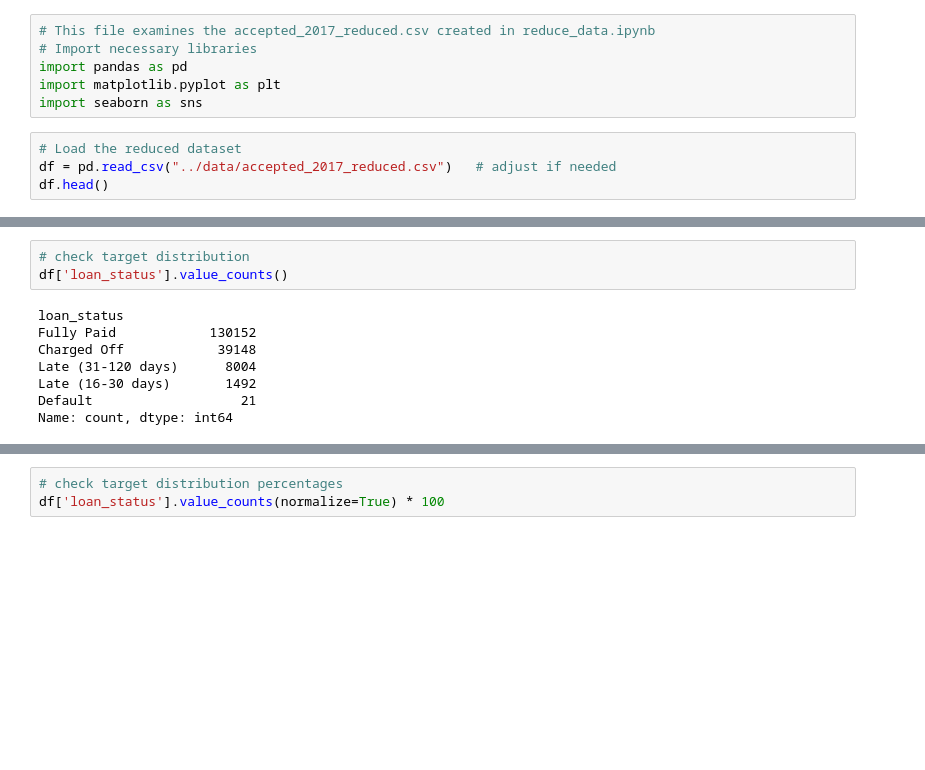
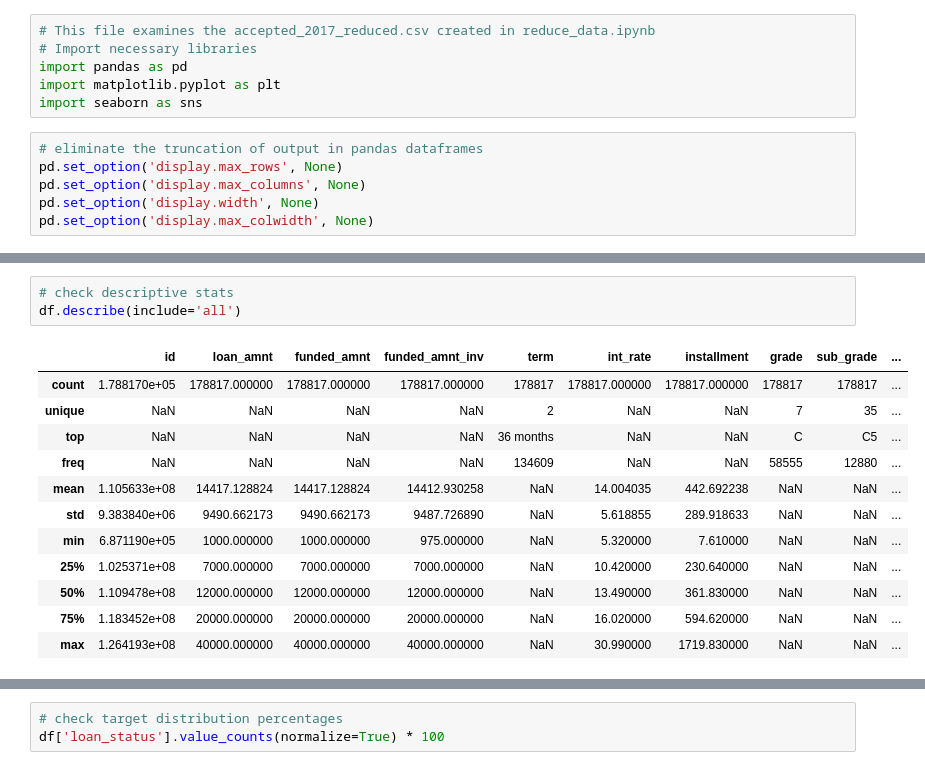
Before and after one commit to nfrank6-depaul/credit-decisioning, a Jupyter notebook: notebooks/eda.ipynb, the cells around one changed output, grey strips where cells are left out. Cells and saved outputs as stored; diff of their text form; blank space fills up the shorter version.

```diff
--- a/notebooks/eda.ipynb
+++ b/notebooks/eda.ipynb
@@ -5,6 +5,8 @@ import pandas as pd
 import matplotlib.pyplot as plt
 import seaborn as sns
 # %%
-# Load the reduced dataset
-df = pd.read_csv("../data/accepted_2017_reduced.csv")   # adjust if needed
-df.head()
+# eliminate the truncation of output in pandas dataframes
+pd.set_option('display.max_rows', None)
+pd.set_option('display.max_columns', None)
+pd.set_option('display.width', None)
+pd.set_option('display.max_colwidth', None)
@@ -19,11 +24,16 @@ df.head()
 # %%
-# check target distribution
-df['loan_status'].value_counts()
+# check descriptive stats
+df.describe(include='all')
 # %% [output]
-loan_status
-Fully Paid            130152
-Charged Off            39148
-Late (31-120 days)      8004
-Late (16-30 days)       1492
-Default                   21
-Name: count, dtype: int64
+|  | id | loan_amnt | funded_amnt | funded_amnt_inv | term | int_rate | installment | grade | sub_grade | ... |
+| count | 1.788170e+05 | 178817.000000 | 178817.000000 | 178817.000000 | 178817 | 178817.000000 | 178817.000000 | 178817 | 178817 | ... |
+| unique | NaN | NaN | NaN | NaN | 2 | NaN | NaN | 7 | 35 | ... |
+| top | NaN | NaN | NaN | NaN | 36 months | NaN | NaN | C | C5 | ... |
+| freq | NaN | NaN | NaN | NaN | 134609 | NaN | NaN | 58555 | 12880 | ... |
+| mean | 1.105633e+08 | 14417.128824 | 14417.128824 | 14412.930258 | NaN | 14.004035 | 442.692238 | NaN | NaN | ... |
+| std | 9.383840e+06 | 9490.662173 | 9490.662173 | 9487.726890 | NaN | 5.618855 | 289.918633 | NaN | NaN | ... |
+| min | 6.871190e+05 | 1000.000000 | 1000.000000 | 975.000000 | NaN | 5.320000 | 7.610000 | NaN | NaN | ... |
+| 25% | 1.025371e+08 | 7000.000000 | 7000.000000 | 7000.000000 | NaN | 10.420000 | 230.640000 | NaN | NaN | ... |
+| 50% | 1.109478e+08 | 12000.000000 | 12000.000000 | 12000.000000 | NaN | 13.490000 | 361.830000 | NaN | NaN | ... |
+| 75% | 1.183452e+08 | 20000.000000 | 20000.000000 | 20000.000000 | NaN | 16.020000 | 594.620000 | NaN | NaN | ... |
+| max | 1.264193e+08 | 40000.000000 | 40000.000000 | 40000.000000 | NaN | 30.990000 | 1719.830000 | NaN | NaN | ... |
```
Also changed, not shown: parts of 6 cells of this notebook, 3 other files.
